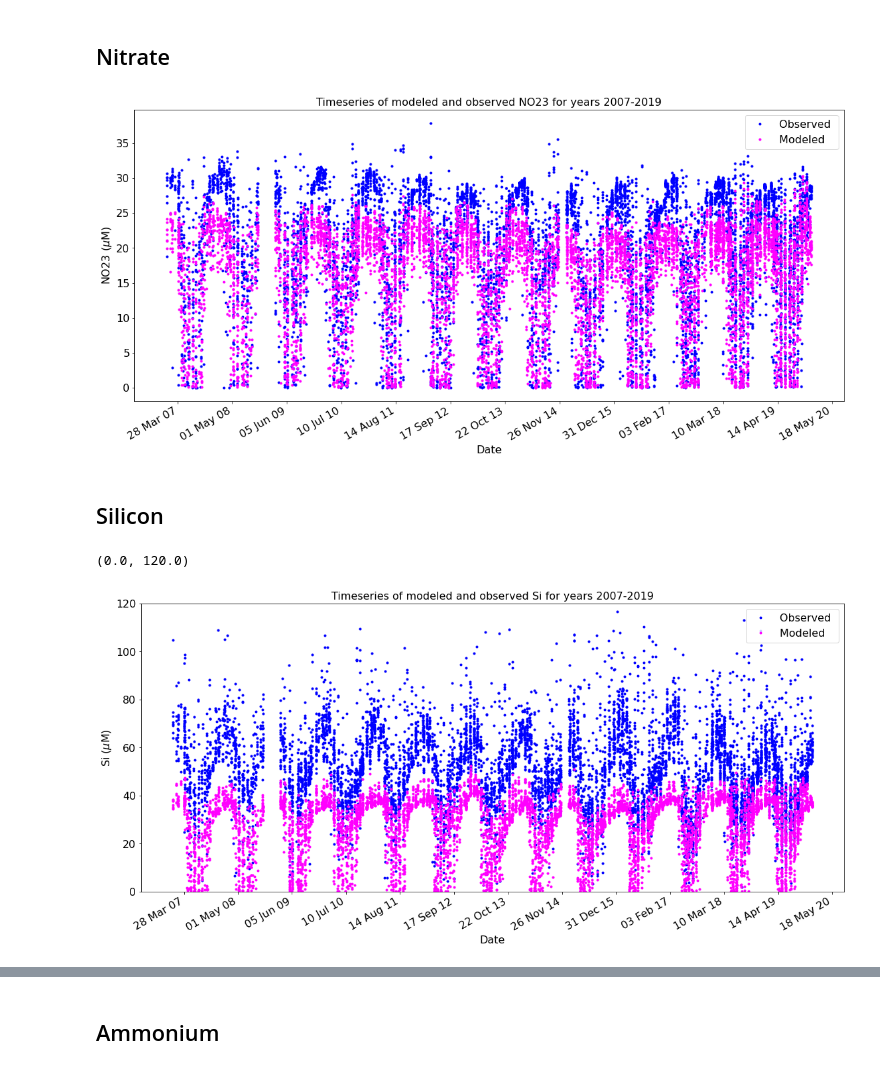
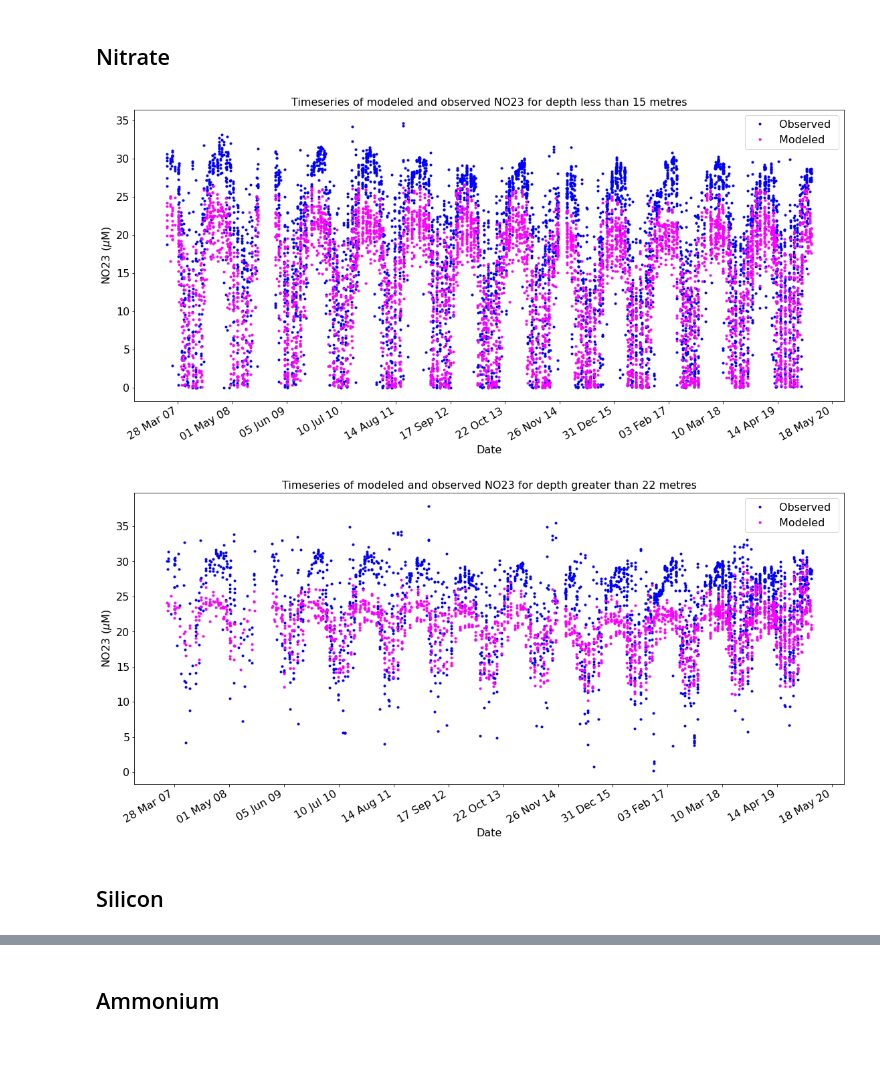
Before and after one commit to SalishSeaCast/analysis-keegan, a Jupyter notebook: notebooks/Evaluations/Time_Series_evaluation.ipynb, the cells around one changed output, grey strips where cells are left out. Cells and saved outputs as stored; diff of their text form; code cells hidden in the pictures.

Commit message:
fixed nutchl_eval. seperated all years ts by depth

```diff
--- a/notebooks/Evaluations/Time_Series_evaluation.ipynb
+++ b/notebooks/Evaluations/Time_Series_evaluation.ipynb
@@ -207,19 +210,15 @@ def all_years(data,obsvar,modvar):
     ax.xaxis.set_major_locator(xticks)
 # %% [markdown]
 ## Nitrate
-# %%
-obsvar='NO23'
-modvar='mod_nitrate'
-ket.all_years(data,obsvar,modvar)
-# %% [output]
-[figure, removed]
+# %%
+obsvar='NO23'
+modvar='mod_nitrate'
+title=('Timeseries of modeled and observed NO23 for depth less than 15 metres')
+ket.all_years(data[data.Z <15],obsvar,modvar,title)
+title=('Timeseries of modeled and observed NO23 for depth greater than 22 metres')
+ket.all_years(data[data.Z > 22],obsvar,modvar,title)
+# %% [output]
+[figure, added]
+[figure, added]
 # %% [markdown]
 ## Silicon
-# %%
-obsvar='Si'
-modvar='mod_silicon'
-ket.all_years(data,obsvar,modvar)
-plt.ylim(0,120)
-# %% [output]
-(0.0, 120.0)
-[figure, removed]
```
Also changed, not shown: parts of 6 cells of this notebook, 3 other files.
